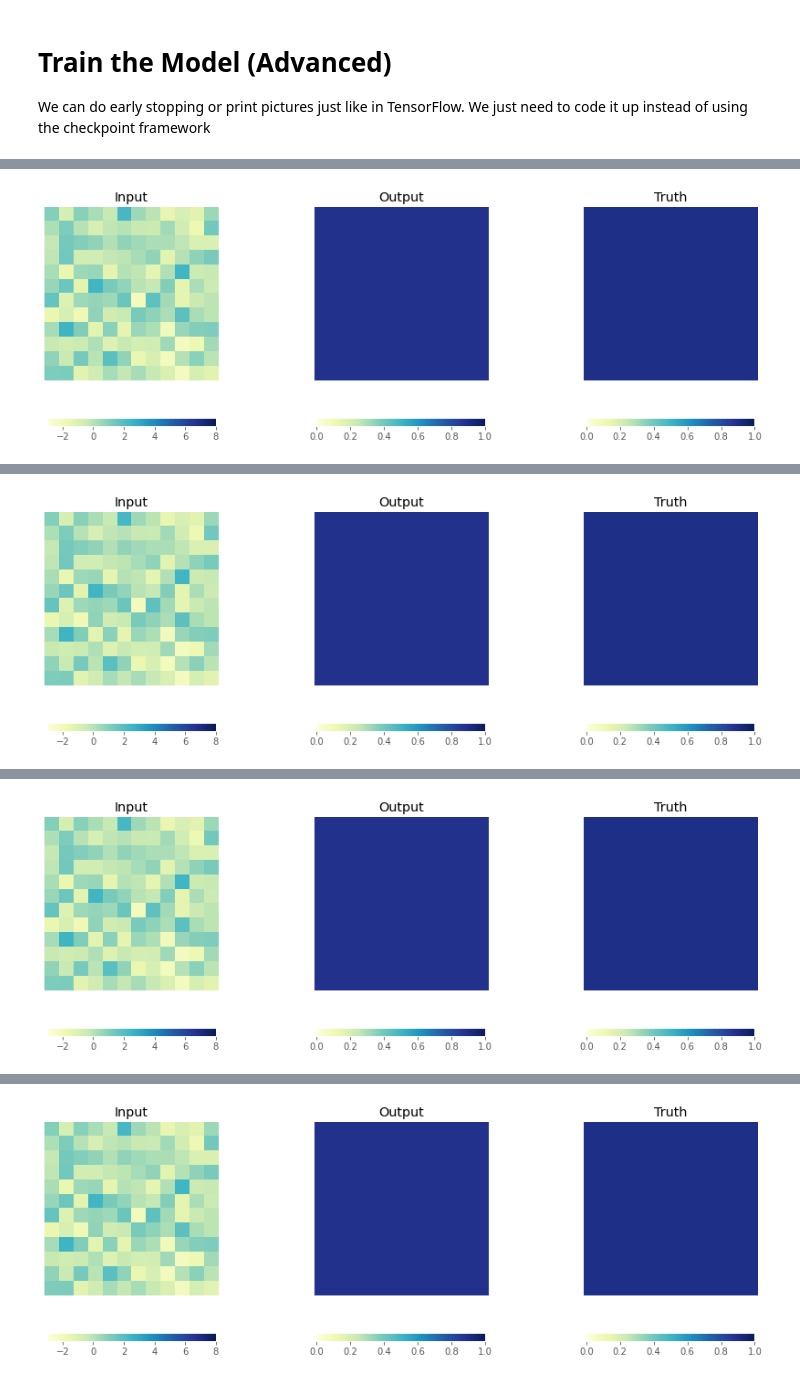
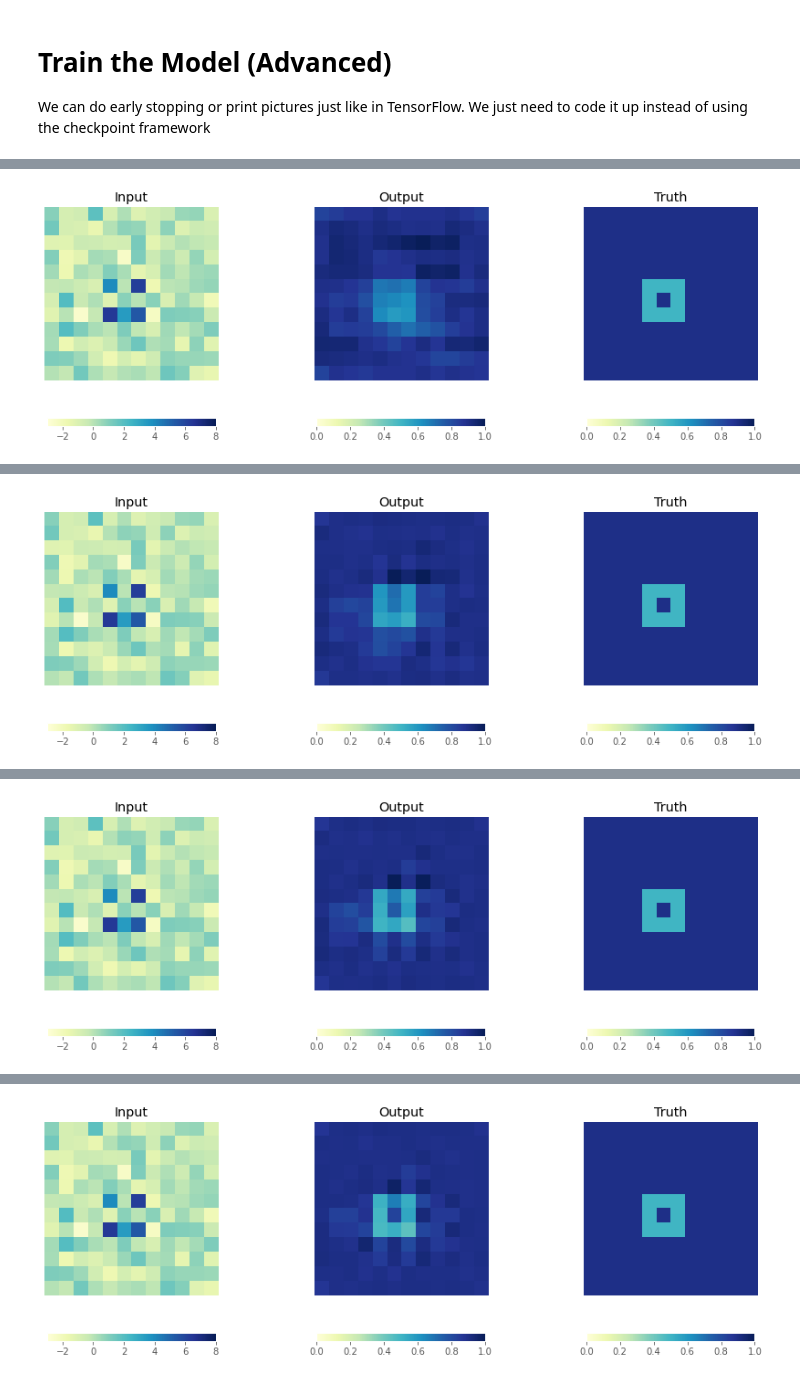
Before and after one commit to wherzberg/CNN-Introduction, a Jupyter notebook: Smiley_UNet_(PyTorch).ipynb, the cells around one changed output, grey strips where cells are left out. Cells and saved outputs as stored; diff of their text form; code cells hidden in the pictures.

```diff
--- a/Smiley_UNet_(PyTorch).ipynb
+++ b/Smiley_UNet_(PyTorch).ipynb
@@ -484,7 +484,7 @@ for epoch in range(1,max_epoch): # For each epoch
             model.eval() # Make sure the model is eval mode
             with torch.no_grad(): # Don't change any gradient info
                 Y_va_pred = model(X_va.to(device)).to('cpu') # Move x to device, predict, and move prediction back to cpu
-                for k in [0]:
+                for k in [2]:
                     displaySample(X_va.numpy(),Y_va_pred.numpy(),Y_va.numpy(),k,A,B)
                     # X_va, etc. are all tensors. Change to numpys before plotting
                     # Only tensors on cpu can be converted back to numpy arrays
@@ -515 +515 @@ print("Done training!")
-[figure, old version]
+[figure, new version]
@@ -517 +517 @@ print("Done training!")
-[figure, old version]
+[figure, new version]
@@ -519 +519 @@ print("Done training!")
-[figure, old version]
+[figure, new version]
@@ -521 +521 @@ print("Done training!")
-[figure, old version]
+[figure, new version]
```
Also changed, not shown: parts of 3 cells of this notebook.
